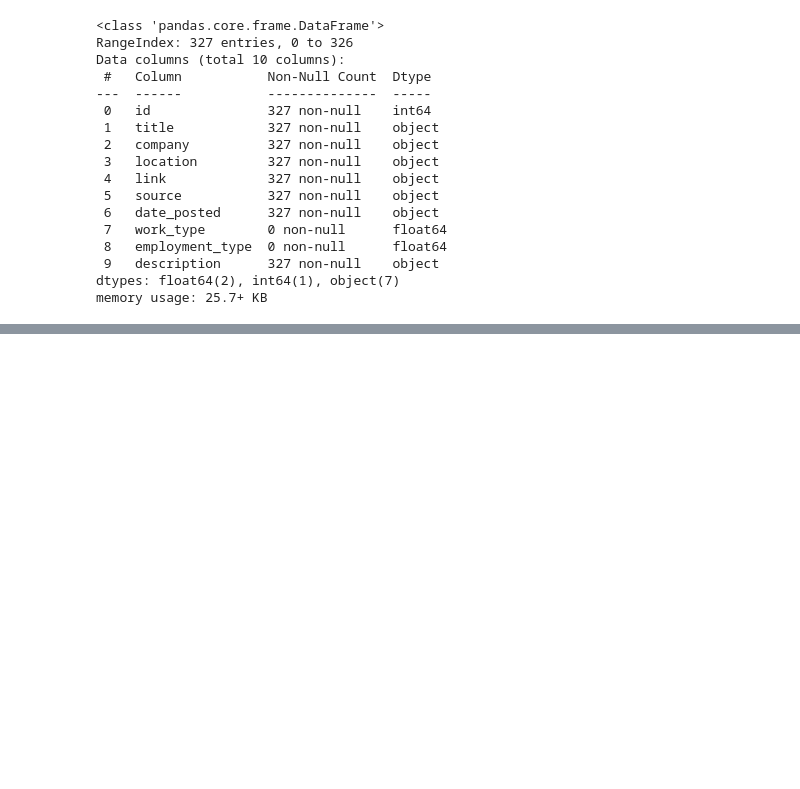
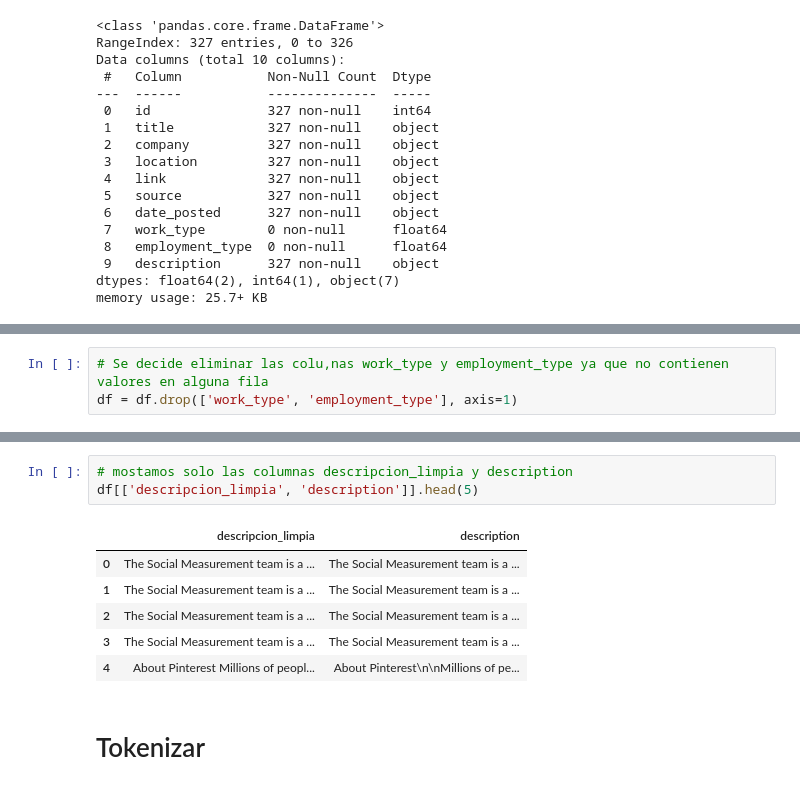
Before and after one commit to nueveonce/Etapa3DS, a Jupyter notebook: Etapa3.ipynb, the cells around one changed output, grey strips where cells are left out. Drawn from its saved outputs; the diff is of its cells as text; blank space fills up the shorter version.

```diff
--- a/Etapa3.ipynb
+++ b/Etapa3.ipynb
@@ -62,0 +90,3 @@ memory usage: 25.7+ KB
+# %%
+# Se decide eliminar las colu,nas work_type y employment_type ya que no contienen valores en alguna fila
+df = df.drop(['work_type', 'employment_type'], axis=1)
@@ -62,0 +122,12 @@ memory usage: 25.7+ KB
+# %%
+# mostamos solo las columnas descripcion_limpia y description
+df[['descripcion_limpia', 'description']].head(5)
+# %% [output]
+|  | descripcion_limpia | description |
+| 0 | The Social Measurement team is a ... | The Social Measurement team is a ... |
+| 1 | The Social Measurement team is a ... | The Social Measurement team is a ... |
+| 2 | The Social Measurement team is a ... | The Social Measurement team is a ... |
+| 3 | The Social Measurement team is a ... | The Social Measurement team is a ... |
+| 4 | About Pinterest Millions of peopl... | About Pinterest\n\nMillions of pe... |
+# %% [markdown]
+# Tokenizar
```
Also changed, not shown: parts of 10 cells of this notebook.
